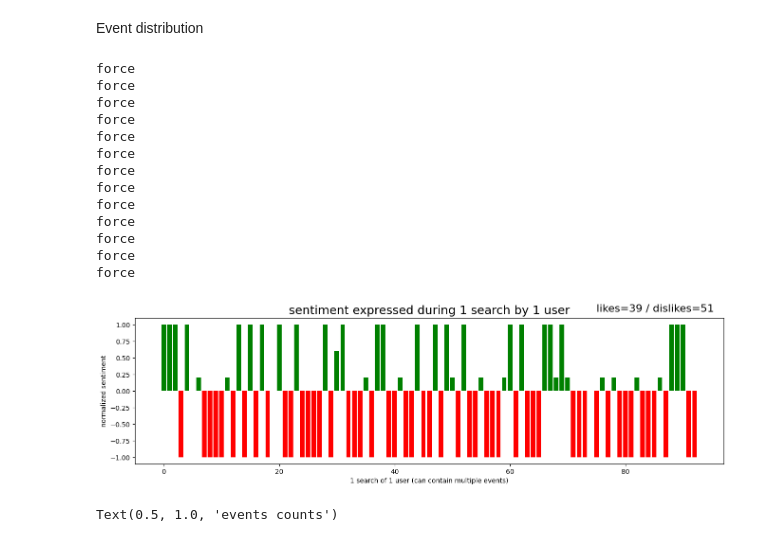
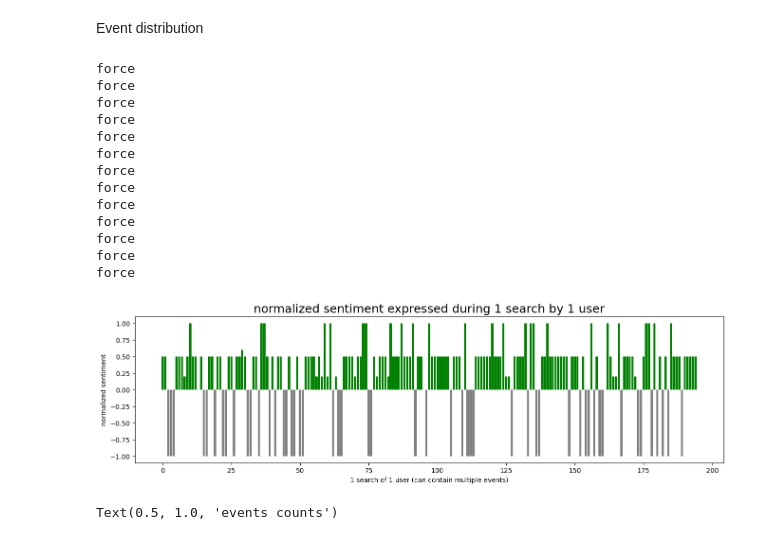
Before and after one commit to the-mama-ai/msearch_csas_ux_analysis, a Jupyter notebook: analysis.ipynb, the cells around one changed output. Drawn from its saved outputs; the diff is of its cells as text; code cells hidden in the pictures.

Commit message:
sentiment assignment groups

```diff
--- a/analysis.ipynb
+++ b/analysis.ipynb
@@ -20,6 +20,8 @@ df: pd.DataFrame = pd.DataFrame.from_records([event.to_dict() for event in event
 # %% [markdown]
 Event distribution
 # %%
+import random
+
 grouped_source_and_user = df.groupby(['source_ticket_id', 'client_id'])
 
 event_groups_with_sentiment: dict[str, np.ndarray] = {}
@@ -45,9 +47,9 @@ for source_and_user, indices in grouped_source_and_user.indices.items():
             contains_view_similar = True
     if contains_view_similar:
         event_groups_with_view_similar[source_and_user] = indices
+
 # non-discounted normalized sentiment: <-1, 1>, -1 strong dislike, +1 strong like
 sentiments: dict[str, float] = {}
-g_count = 0
 for source_and_user, indices in event_groups_with_sentiment.items():
     likes = 0
     dislikes = 0
@@ -101,38 +103,42 @@ for source_and_user, indices in event_groups_with_sentiment.items():
     for index in indices:
         event: Event = events[index]
         if event.event_type == EventType.LIKE and sentiments[source_and_user] < 0:
             print('force')
             sentiments[source_and_user] = 0.2
 
 # TODO:
 # sentiments_sorted = sorted(sentiments, )
 
 # discount better if dislikes led to like, not likes to dislikes
 like_count = len([x for x in sentiments.values() if x > 0])
 dislike_count = len([x for x in sentiments.values() if x < 0])
-
+views = [0.5 for view in event_groups_with_view_similar.values()]
+sentiments_and_views = views + [d for d in sentiments.values()]
+random.shuffle(sentiments_and_views)
 f, ax = plt.subplots(figsize=(16, 4))
-plt.bar(range(len(sentiments)), sentiments.values(), color=['green' if x > 0 else 'red' for x in sentiments.values()])
-plt.text(len(sentiments) - 18, 1.2, f"likes={like_count} / dislikes={dislike_count}", size=16)
-plt.title('sentiment expressed during 1 search by 1 user', size=18)
+plt.bar(range(len(sentiments_and_views)), sentiments_and_views, color=['green' if x > 0 else 'grey' for x in sentiments_and_views])
+#plt.text(len(sentiments) - 18, 1.2, f"likes={like_count} / dislikes={dislike_count}", size=16)
+plt.title('normalized sentiment expressed during 1 search by 1 user', size=18)
 plt.xlabel('1 search of 1 user (can contain multiple events)')
 plt.ylabel('normalized sentiment')
+
+plt.text(180, 1.2, f"")
 plt.show()
 # %% [output]
 force
 force
 force
 force
 force
 force
 force
 force
 force
 force
 force
 force
 force
-[figure, old version]
+[figure, new version]
 # %%
 f, ax = plt.subplots(figsize=(6, 6))
 plt.bar(
```
Also changed, not shown: parts of 4 cells of this notebook, 2 other files.
